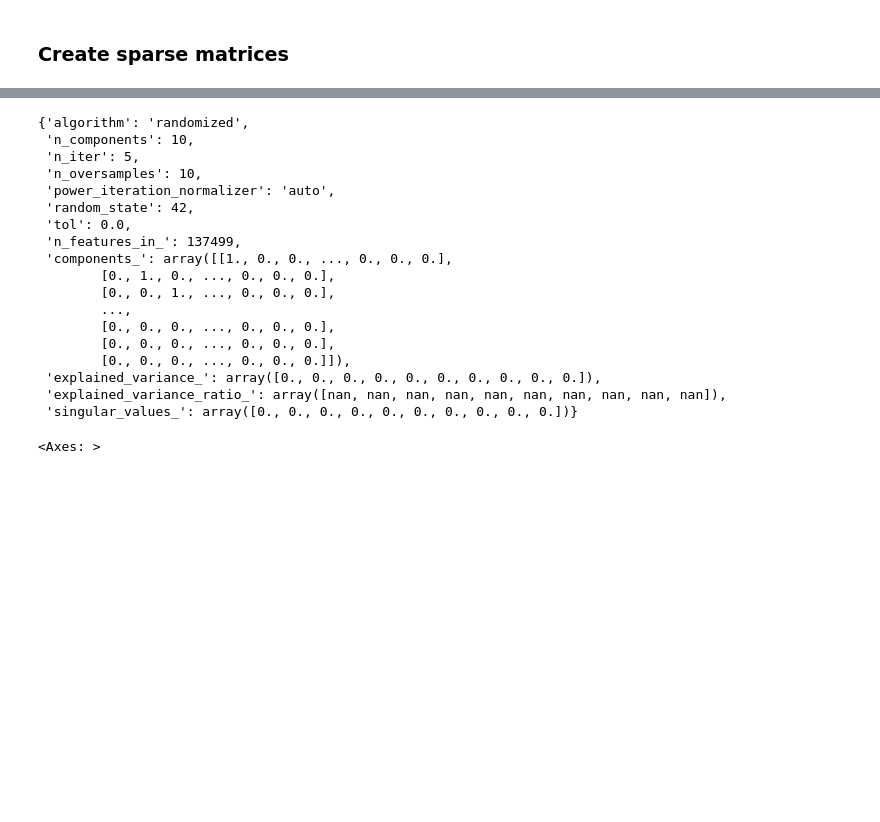
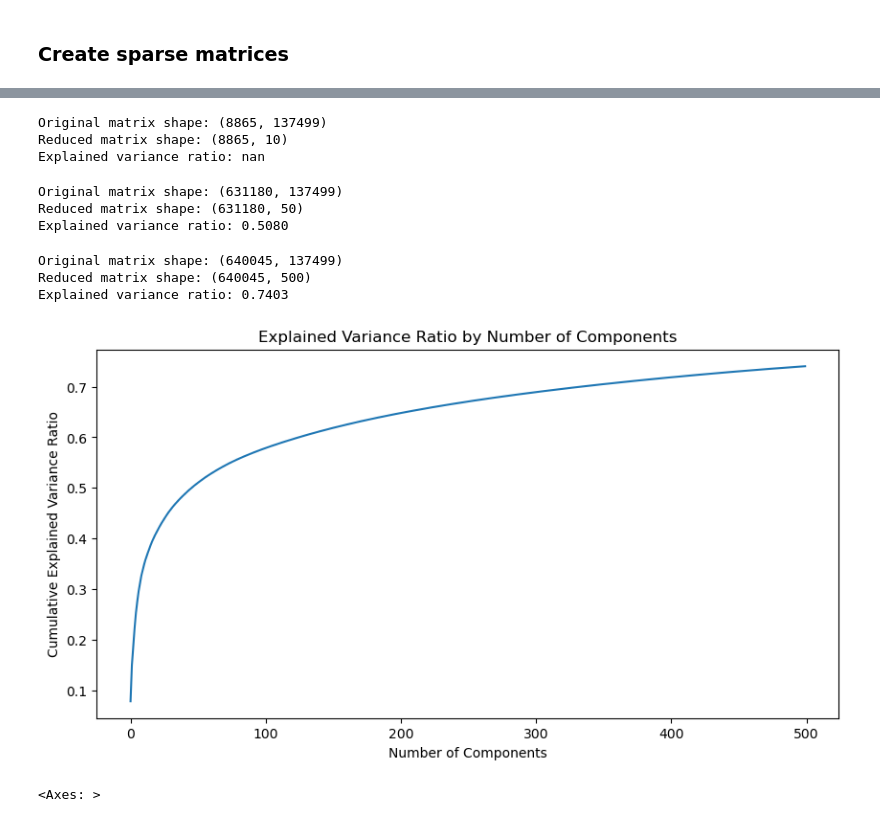
Before and after one commit to f-hafner/mag_sample, a Jupyter notebook: src/dataprep/main/link/test_similarity.ipynb, the cells around one changed output, grey strips where cells are left out. Cells and saved outputs as stored; diff of their text form; code cells hidden in the pictures; blank space fills up the shorter version.

```diff
--- a/src/dataprep/main/link/test_similarity.ipynb
+++ b/src/dataprep/main/link/test_similarity.ipynb
@@ -342,0 +398,2 @@ concepts_affiliations.head()
+# %%
+concepts_collaborators = concepts_collaborators.execute()
@@ -454,0 +535,3 @@ v_graduates = make_sparse(
+# %%
+v_collaborators = make_sparse(
+    concepts_collaborators, field_to_index, "AuthorId", "FieldOfStudyId", "score")
@@ -478,24 +569,33 @@ Explained variance ratio: nan
-# %%
-vars(a)
-# %% [output]
-{'algorithm': 'randomized',
- 'n_components': 10,
- 'n_iter': 5,
- 'n_oversamples': 10,
- 'power_iteration_normalizer': 'auto',
- 'random_state': 42,
- 'tol': 0.0,
- 'n_features_in_': 137499,
- 'components_': array([[1., 0., 0., ..., 0., 0., 0.],
-        [0., 1., 0., ..., 0., 0., 0.],
-        [0., 0., 1., ..., 0., 0., 0.],
-        ...,
-        [0., 0., 0., ..., 0., 0., 0.],
-        [0., 0., 0., ..., 0., 0., 0.],
-        [0., 0., 0., ..., 0., 0., 0.]]),
- 'explained_variance_': array([0., 0., 0., 0., 0., 0., 0., 0., 0., 0.]),
- 'explained_variance_ratio_': array([nan, nan, nan, nan, nan, nan, nan, nan, nan, nan]),
- 'singular_values_': array([0., 0., 0., 0., 0., 0., 0., 0., 0., 0.])}
+# %%
+b = run_svd(v_graduates, 10) # cannot run graduates alone, but can stack with authors (see below)
+# %% [output]
+Original matrix shape: (8865, 137499)
+Reduced matrix shape: (8865, 10)
+Explained variance ratio: nan
+# %%
+c = run_svd(v_collaborators, 50)
+# %% [output]
+Original matrix shape: (631180, 137499)
+Reduced matrix shape: (631180, 50)
+Explained variance ratio: 0.5080
+# %%
+import scipy
+v_grads_collaborators = scipy.sparse.vstack([v_collaborators, v_graduates])
+# %%
+d = run_svd(v_grads_collaborators, 500)
+# %% [output]
+Original matrix shape: (640045, 137499)
+Reduced matrix shape: (640045, 500)
+Explained variance ratio: 0.7403
+# %%
+plt.figure(figsize=(10, 5))
+plt.plot(np.cumsum(d.explained_variance_ratio_))
+plt.xlabel('Number of Components')
+plt.ylabel('Cumulative Explained Variance Ratio')
+plt.title('Explained Variance Ratio by Number of Components')
+plt.show()
+# %% [output]
+[figure, added]
 # %%
 concepts_dissertation["score"].hist()
 # %% [output]
```
Also changed, not shown: parts of 30 cells of this notebook.
